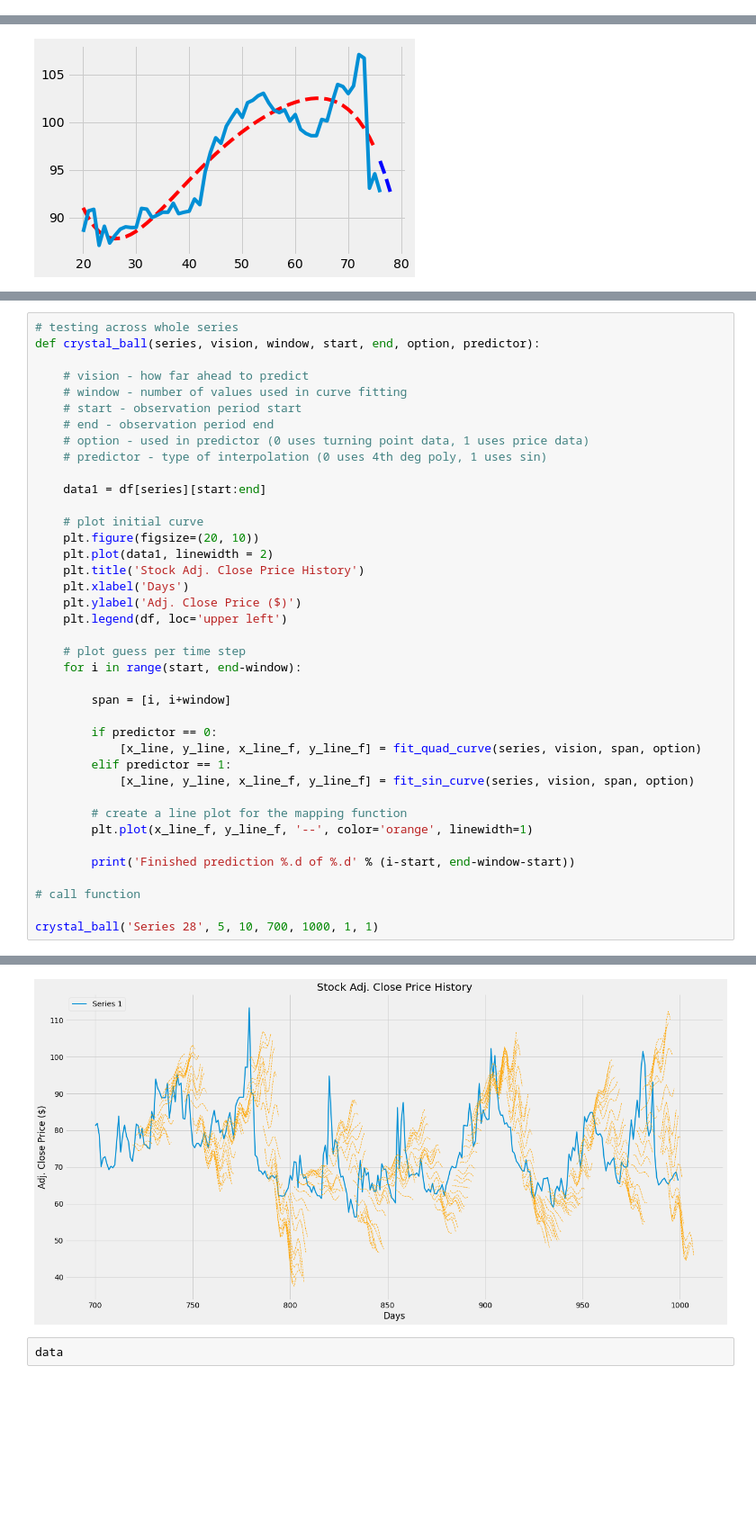
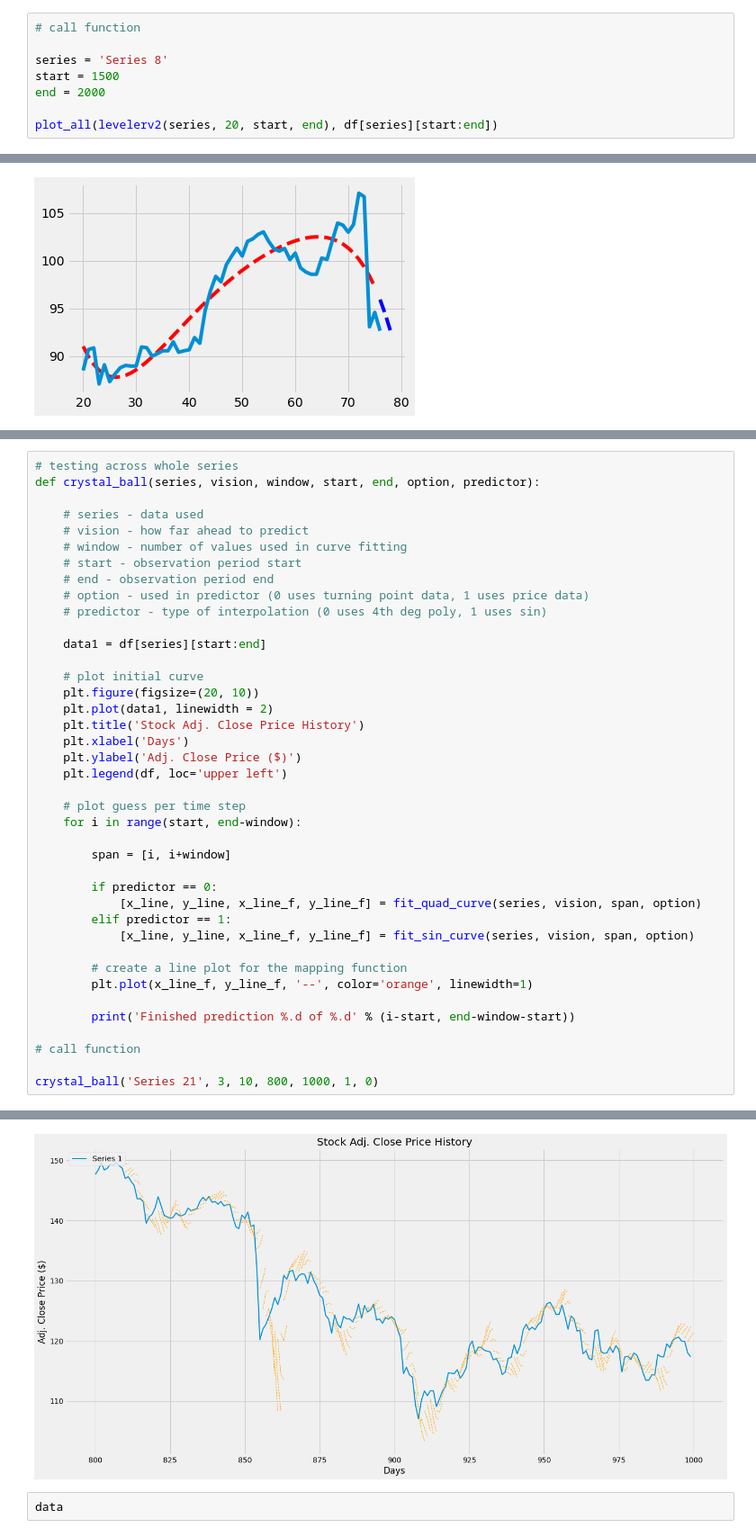
Before and after one commit to oscarwoodi/BHProj2Team1, a Jupyter notebook: Levels_.ipynb, the cells around one changed output, grey strips where cells are left out. Shown at 90% size. Drawn from its saved outputs; the diff is of its cells as text; blank space fills up the shorter version.

```diff
--- a/Levels_.ipynb
+++ b/Levels_.ipynb
@@ -218,0 +216,8 @@ plot_all(levelerv2(series, 50), df[series])
+# %%
+# call function
+
+series = 'Series 8'
+start = 1500
+end = 2000
+
+plot_all(levelerv2(series, 20, start, end), df[series][start:end])
@@ -362,6 +369,7 @@ plt.show()
 # testing across whole series
 def crystal_ball(series, vision, window, start, end, option, predictor):
 
+    # series - data used
     # vision - how far ahead to predict
     # window - number of values used in curve fitting
     # start - observation period start
@@ -396,5 +404,5 @@ def crystal_ball(series, vision, window, start, end, option, predictor):
 
 # call function
 
-crystal_ball('Series 28', 5, 10, 700, 1000, 1, 1)
+crystal_ball('Series 21', 3, 10, 800, 1000, 1, 0)
 # %% [output]
@@ -418,4 +426,4 @@ Finished prediction 279 of 280
-[figure, old version]
+[figure, new version]
 # %%
 data
 # %% [output]
```
Also changed, not shown: parts of 7 cells of this notebook.
